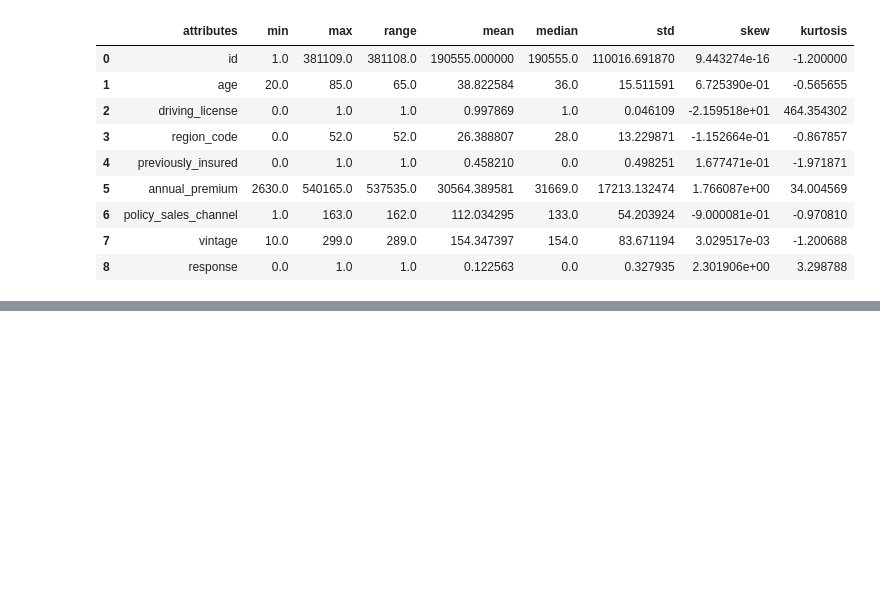
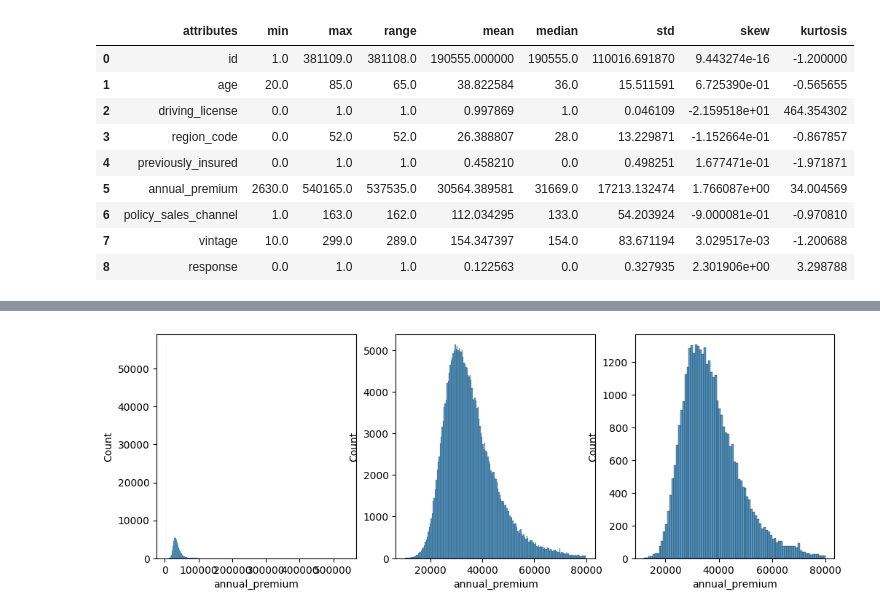
Before and after one commit to jessicanadalete/health_insurance_cross_sell, a Jupyter notebook: health_insurance_cross_sell.ipynb, the cells around one changed output, grey strips where cells are left out. Saved outputs shown, nothing was run; the diff lists cells and outputs as text; code cells hidden in the pictures; blank space fills up the shorter version.

```diff
--- a/health_insurance_cross_sell.ipynb
+++ b/health_insurance_cross_sell.ipynb
@@ -149,0 +194,14 @@ m
+# %%
+fig, axes = plt.subplots(1, 3, figsize=(12, 4))
+
+aux2 = aux1.loc[aux1['response'] == 0, 'annual_premium']
+sns.histplot(aux2, ax=axes[0]);
+
+aux4 = df4[(df4['annual_premium'] > 10000) & (df4['annual_premium'] < 80000)]
+aux3 = aux4.loc[aux4['response'] == 0, 'annual_premium']
+sns.histplot(aux3, ax=axes[1]);
+
+aux3 = aux4.loc[aux4['response'] == 1, 'annual_premium']
+sns.histplot(aux3, ax=axes[2]);
+# %% [output]
+[figure, added]
```
Also changed, not shown: parts of 25 cells of this notebook.
